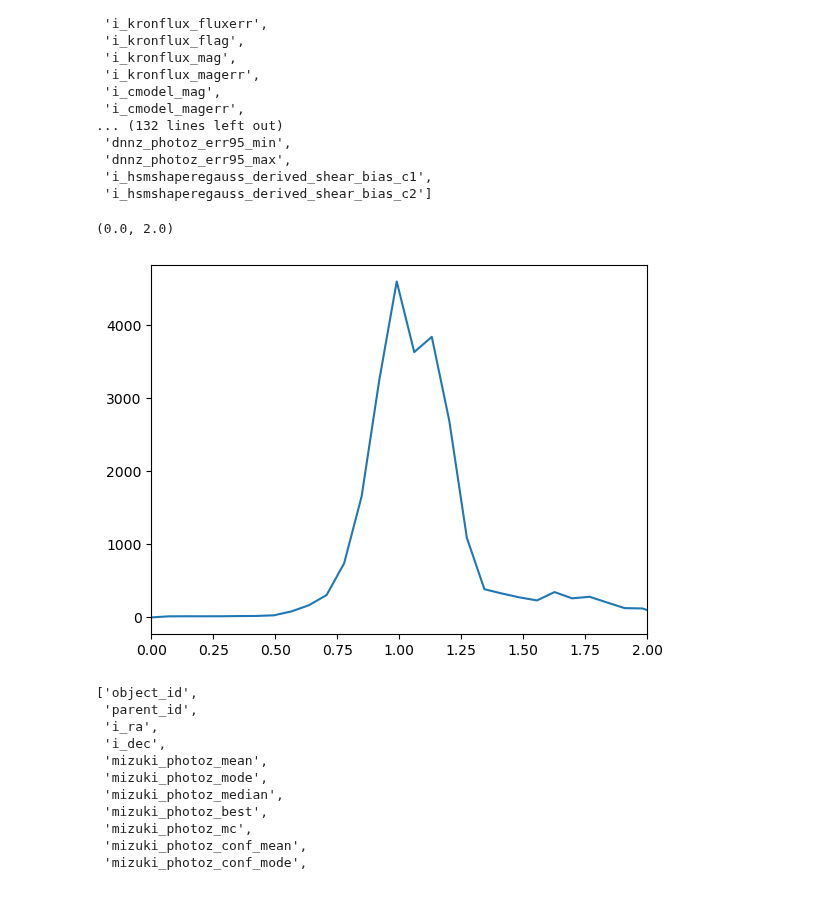
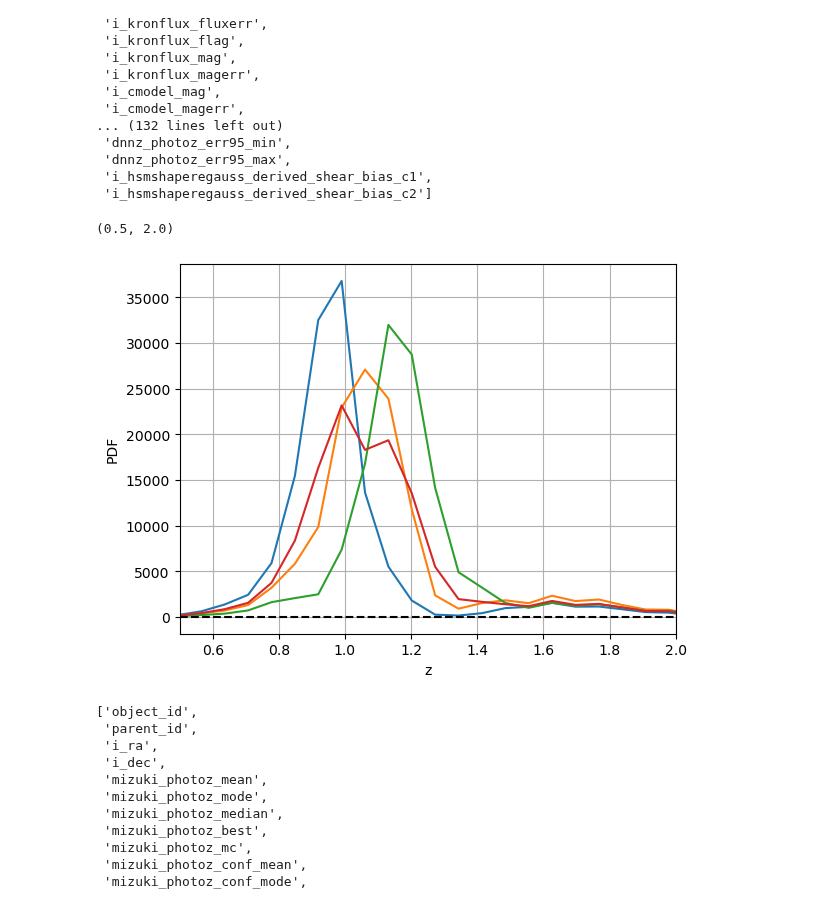
Before and after one commit to JeanCHDJdev/desi-y3-hsc, a Jupyter notebook: src/photoz_cuts/photoz_pdfdnnz_cut.ipynb, the cells around one changed output. Saved outputs shown, nothing was run; the diff lists cells and outputs as text; code cells hidden in the pictures.

```diff
--- a/src/photoz_cuts/photoz_pdfdnnz_cut.ipynb
+++ b/src/photoz_cuts/photoz_pdfdnnz_cut.ipynb
@@ -49,9 +49,27 @@ fio.FITS(photfile)[1].get_colnames()
  'i_hsmshaperegauss_derived_shear_bias_c1',
  'i_hsmshaperegauss_derived_shear_bias_c2']
 # %%
-zbin_crit_best = (z['dnnz_photoz_best'] > bds_tomo[0]) & (z['dnnz_photoz_best'] <= bds_tomo[1])
-plt.plot(np.linspace(0, 7, 100), np.sum([p[1] for p in pdf[zbin_crit_best]], axis=0), label='PDF')
-plt.xlim(0,2)
+zbin_crit_best = (z['dnnz_photoz_best'] > 0.9) & (z['dnnz_photoz_best'] <= 1)
+pdf_in_bin = pdf[zbin_crit_best]
+ratio = len(pdf_in_bin) / len(pdf)
+plt.plot(np.linspace(0, 7, 100), np.sum([p[1] for p in pdf_in_bin], axis=0)/ratio, label='PDF')
+zbin_crit_best = (z['dnnz_photoz_best'] > 1) & (z['dnnz_photoz_best'] <= 1.1)
+pdf_in_bin = pdf[zbin_crit_best]
+ratio = len(pdf_in_bin) / len(pdf)
+plt.plot(np.linspace(0, 7, 100), np.sum([p[1] for p in pdf_in_bin], axis=0)/ratio, label='PDF')
+zbin_crit_best = (z['dnnz_photoz_best'] > 1.1) & (z['dnnz_photoz_best'] <= 1.2)
+pdf_in_bin = pdf[zbin_crit_best]
+ratio = len(pdf_in_bin) / len(pdf)
+plt.plot(np.linspace(0, 7, 100), np.sum([p[1] for p in pdf_in_bin], axis=0)/ratio, label='PDF')
+zbin_crit_best = (z['dnnz_photoz_best'] > 0.9) & (z['dnnz_photoz_best'] <= 1.2)
+pdf_in_bin = pdf[zbin_crit_best]
+ratio = len(pdf_in_bin) / len(pdf)
+plt.plot(np.linspace(0, 7, 100), np.sum([p[1] for p in pdf_in_bin], axis=0)/ratio, label='PDF')
+plt.axhline(0, color='k', ls='--')
+plt.grid()
+plt.xlabel('z')
+plt.ylabel('PDF')
+plt.xlim(0.5, 2)
 # %% [output]
-(0.0, 2.0)
+(0.5, 2.0)
-[figure, old version]
+[figure, new version]
```
Also changed, not shown: parts of 8 cells of this notebook, 3 other files.
